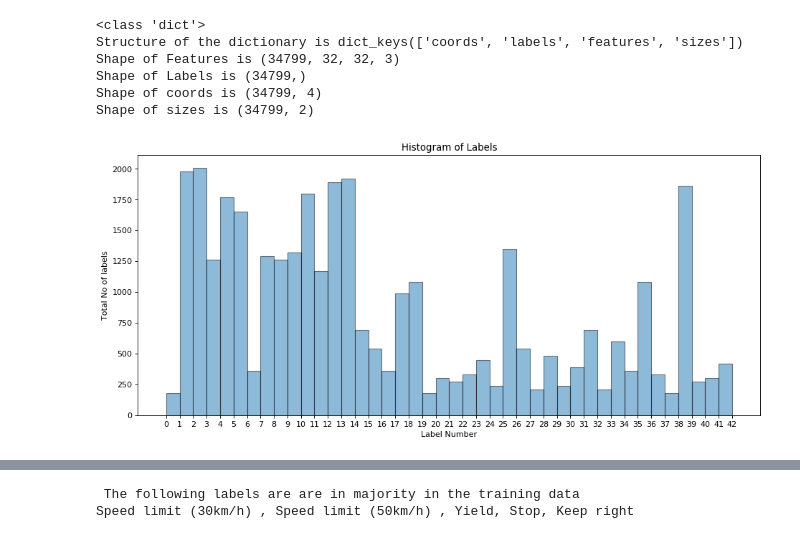
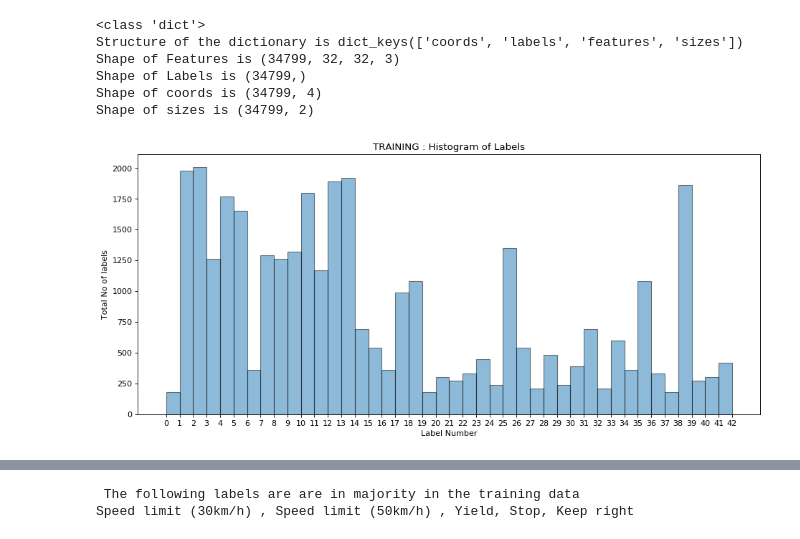
Before and after one commit to himakiran/CarND-Traffic-Sign-Classifier-Project, a Jupyter notebook: Traffic_Sign_Classifier.ipynb, the cells around one changed output, grey strips where cells are left out. Saved outputs shown, nothing was run; the diff lists cells and outputs as text; code cells hidden in the pictures.

```diff
--- a/Traffic_Sign_Classifier.ipynb
+++ b/Traffic_Sign_Classifier.ipynb
@@ -26,9 +26,9 @@ import random
 
 # TODO: Fill this in based on where you saved the training and testing data
 
-training_file = 'data/train.p'
-validation_file='data/valid.p'
-testing_file = 'data/test.p'
+training_file = '../data/train.p'
+validation_file='../data/valid.p'
+testing_file = '../data/test.p'
 
 with open(training_file, mode='rb') as f:
     train = pickle.load(f)
@@ -130,16 +134,15 @@ Shape of Labels is (34799,)
 Shape of coords is (34799, 4)
 Shape of sizes is (34799, 2)
 # %%
-# Visualizing Labels Histogram
+# Visualizing Training Labels Histogram
 label_nos = np.unique(ctd['labels'])
 #print(label_nos)
 plt.figure(num=None, figsize=(14, 6), dpi=80, facecolor='w', edgecolor='k');
-plt.hist(ctd['labels'],bins=label_nos,alpha=0.5, histtype='bar', ec='black')
-plt.title('Histogram of Labels')
+plt.hist(ctd['labels'],bins=label_nos,alpha=0.5, histtype='bar', ec='black',density=False)
+plt.title('TRAINING : Histogram of Labels')
 plt.xlabel('Label Number')
 plt.ylabel('Total No of labels')
 plt.xticks(label_nos)
-
 plt.show()
 # %% [output]
-[figure, old version]
+[figure, new version]
```
Also changed, not shown: parts of 18 cells of this notebook.
